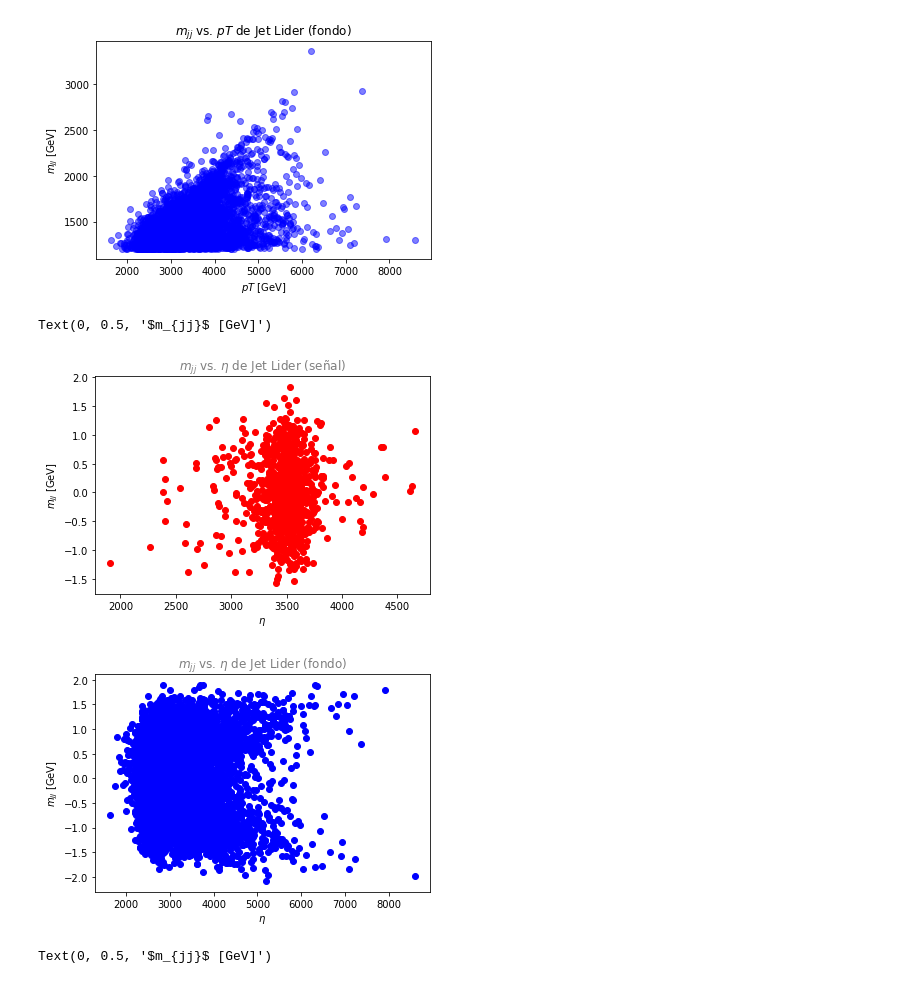
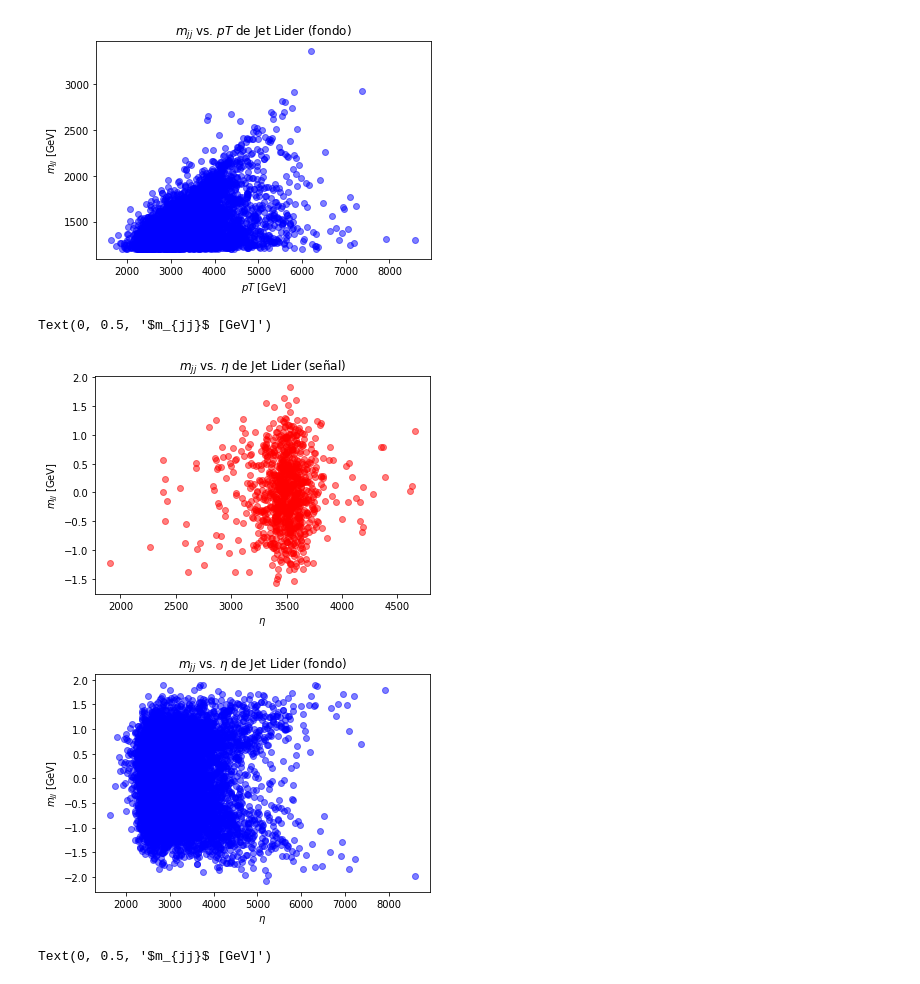
Before and after one commit to marianaiv/tesis_grado_UCV, a Jupyter notebook: Analisis/Analisis_datos_RD.ipynb, the cells around one changed output. Saved outputs shown, nothing was run; the diff lists cells and outputs as text; code cells hidden in the pictures.

```diff
--- a/Analisis/Analisis_datos_RD.ipynb
+++ b/Analisis/Analisis_datos_RD.ipynb
@@ -119,8 +130,8 @@ lista[0:5]
 # el largo de cada lista varía según el evento. Esto representa la cantidad de hadrones por evento.
 for evento in range(5):
     # Quitamos la fila de señal para no contarla como parte de los datos
-    eventos_ssl = eventos_tiny.iloc[:,:-1]
+    eventos_ss = eventos_tiny.iloc[:,:-1]
 
     lista = [data for data in eventos_ss.iloc[evento,::3] if data > 0]
-    print("Cantidad de hadrones en evento {}: {}".format(evento+1, len(lista)))
+    print("Cantidad de hadrones en evento {}: {}".format(evento, len(lista)))
 # %% [output]
@@ -327,7 +412,7 @@ for mitipo in ['fondo','senal']:
 
     for evento in range(n_eventos):
         # Indicamos que el código está corriendo
-        if (evento%100==0):
+        if (evento%1000==0):
             print(mitipo,evento)
             pass
 
@@ -340,12 +425,12 @@ for mitipo in ['fondo','senal']:
         elif (mitipo=='senal' and essenal==0):
              continue
 
+        # Eliminamos la columna de señal para evitar problemas al obtener el pT (porque cuando es señal es >0)
+        eventos_tiny_ss = eventos_tiny.iloc[:,:-1]
+
         # Creamos un numpy array de ceros del tamaño de la cantidad de datos distintos de cero que hay en el evento
         # ** Buscar que es  pyjet DTYPE_PTEPM **
-
-        eventos_tiny_ns = eventos_tiny.iloc[:,:-1]
-
-        pseudojets_input = np.zeros(len([data for data in eventos_tiny_ns.iloc[evento,::3] if data > 0]), dtype=DTYPE_PTEPM)
+        pseudojets_input = np.zeros(len([data for data in eventos_tiny_ss.iloc[evento,::3] if data > 0]), dtype=DTYPE_PTEPM)
 
         for hadron in range(n_hadrones):
             if (eventos_tiny.iloc[evento,hadron*3]>0): ## si pT > 0
@@ -377,7 +462,7 @@ for mitipo in ['fondo','senal']:
         alljets[mitipo] += [jets]
 
         ###################################CHEQUEANDO LOS TIPOS DE VARIABLES#############################################
-        if evento==0 or evento==900:
+        if evento==0 or evento==2000:
             print('BREVE ANALISIS DE LAS VARIABLES')
             print('**pseudojets_input**: tipo {}, largo {}'.format(type(pseudojets_input), len(pseudojets_input)))
             print('**secuencia**: tipo {}'.format(type(secuencia)))
@@ -563,23 +679,23 @@ Text(0, 0.5, '$m_{jj}$ [GeV]')
 # %%
 # Relación entre mjj y eta
 
 # señal
 fig = plt.figure()
-plt.scatter(mjj['senal'], leadeta['senal'], c='r')
-plt.title(r'$m_{jj}$ vs. $\eta$ de Jet Lider (señal)', alpha=0.5)
+plt.scatter(mjj['senal'], leadeta['senal'], c='r', alpha=0.5)
+plt.title(r'$m_{jj}$ vs. $\eta$ de Jet Lider (señal)')
 plt.xlabel(r'$\eta$')
 plt.ylabel(r'$m_{jj}$ [GeV]')
 
 # fondo
 fig = plt.figure()
-plt.scatter(mjj['fondo'], leadeta['fondo'], c='b')
-plt.title(r'$m_{jj}$ vs. $\eta$ de Jet Lider (fondo)', alpha=0.5)
+plt.scatter(mjj['fondo'], leadeta['fondo'], c='b', alpha=0.5)
+plt.title(r'$m_{jj}$ vs. $\eta$ de Jet Lider (fondo)')
 plt.xlabel(r'$\eta$')
 plt.ylabel(r'$m_{jj}$ [GeV]')
 # %% [output]
 Text(0, 0.5, '$m_{jj}$ [GeV]')
-[figure, old version]
+[figure, new version]
-[figure, old version]
+[figure, new version]
 # %%
 # Relación entre mjj y phi
 
```
Also changed, not shown: parts of 22 cells of this notebook.
